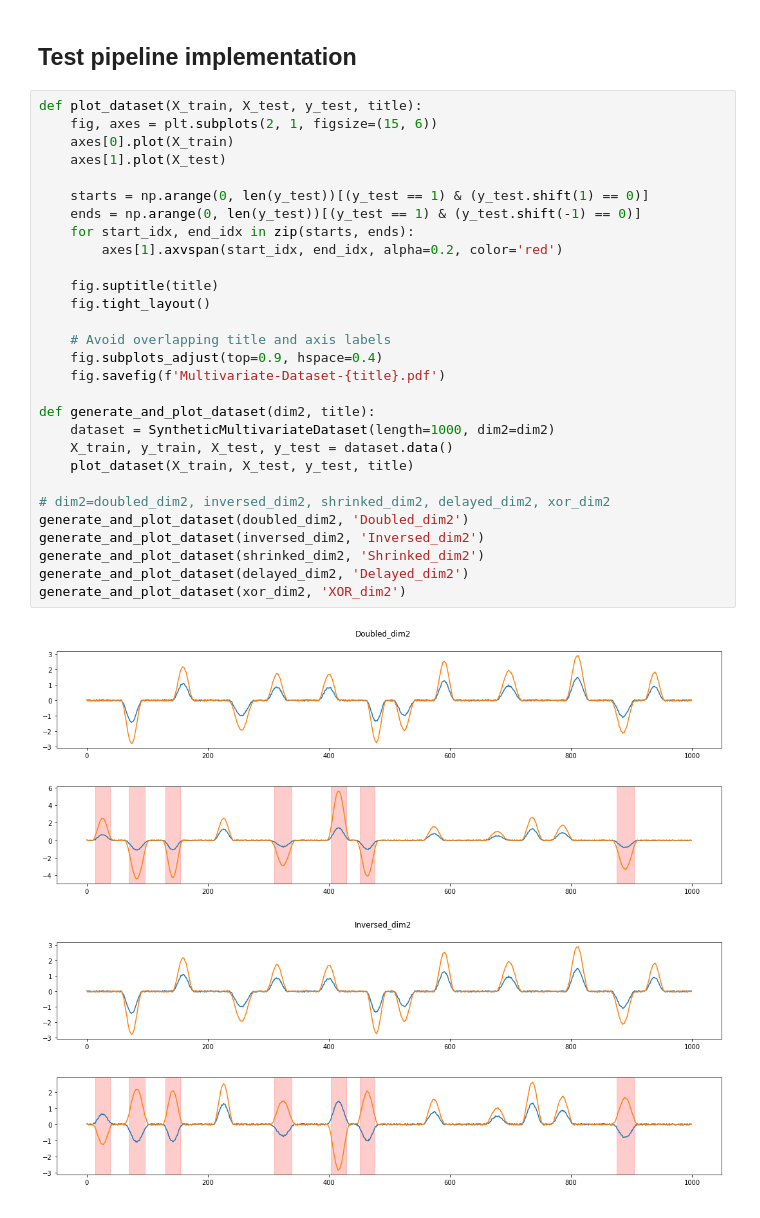
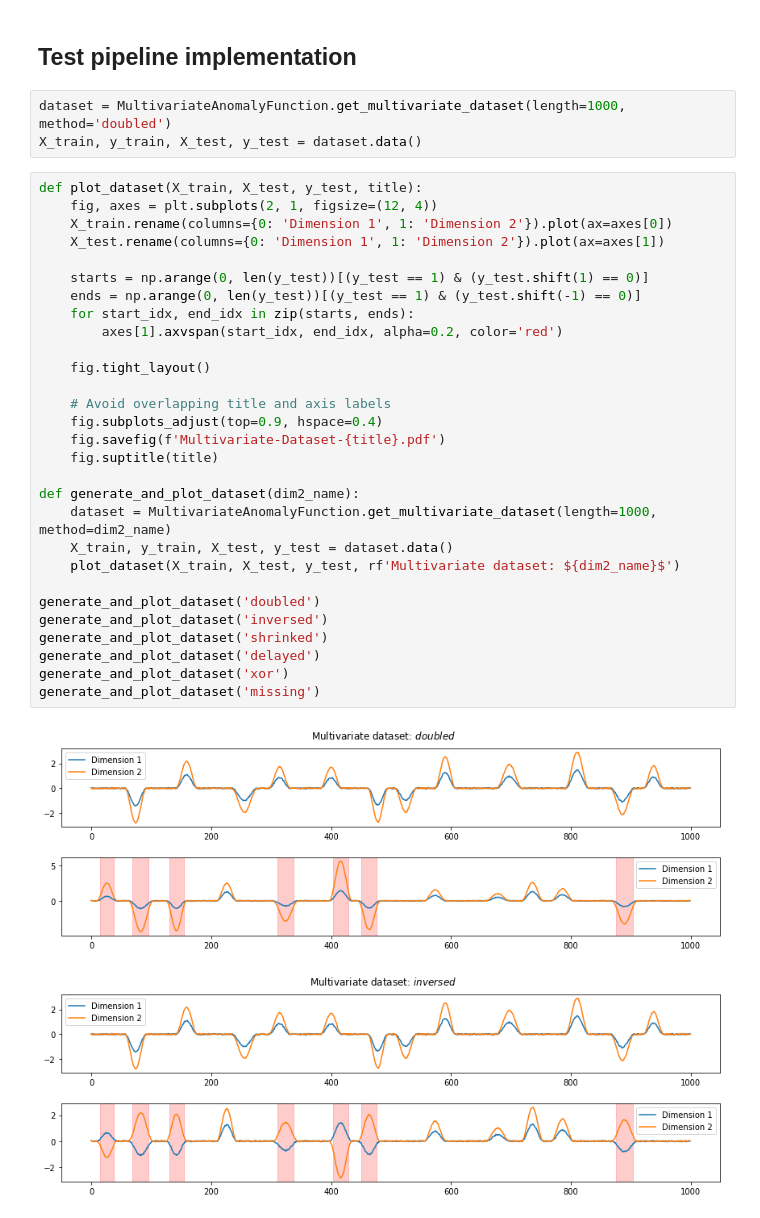
Before and after one commit to KDD-OpenSource/DeepADoTS, a Jupyter notebook: notebooks/3.0-tk-data-generation.ipynb, the cells around one changed output. Saved outputs shown, nothing was run; the diff lists cells and outputs as text.

Commit message:
Add missing MV dataset, create plots for paper

```diff
--- a/notebooks/3.0-tk-data-generation.ipynb
+++ b/notebooks/3.0-tk-data-generation.ipynb
@@ -20,35 +19,38 @@ TODO:
 - Invers
 # %% [markdown]
 ## Test pipeline implementation
+# %%
+dataset = MultivariateAnomalyFunction.get_multivariate_dataset(length=1000, method='doubled')
+X_train, y_train, X_test, y_test = dataset.data()
 # %%
 def plot_dataset(X_train, X_test, y_test, title):
-    fig, axes = plt.subplots(2, 1, figsize=(15, 6))
-    axes[0].plot(X_train)
-    axes[1].plot(X_test)
+    fig, axes = plt.subplots(2, 1, figsize=(12, 4))
+    X_train.rename(columns={0: 'Dimension 1', 1: 'Dimension 2'}).plot(ax=axes[0])
+    X_test.rename(columns={0: 'Dimension 1', 1: 'Dimension 2'}).plot(ax=axes[1])
 
     starts = np.arange(0, len(y_test))[(y_test == 1) & (y_test.shift(1) == 0)]
     ends = np.arange(0, len(y_test))[(y_test == 1) & (y_test.shift(-1) == 0)]
     for start_idx, end_idx in zip(starts, ends):
         axes[1].axvspan(start_idx, end_idx, alpha=0.2, color='red')
 
-    fig.suptitle(title)
     fig.tight_layout()
 
     # Avoid overlapping title and axis labels
     fig.subplots_adjust(top=0.9, hspace=0.4)
     fig.savefig(f'Multivariate-Dataset-{title}.pdf')
+    fig.suptitle(title)
 
-def generate_and_plot_dataset(dim2, title):
-    dataset = SyntheticMultivariateDataset(length=1000, dim2=dim2)
+def generate_and_plot_dataset(dim2_name):
+    dataset = MultivariateAnomalyFunction.get_multivariate_dataset(length=1000, method=dim2_name)
     X_train, y_train, X_test, y_test = dataset.data()
-    plot_dataset(X_train, X_test, y_test, title)
+    plot_dataset(X_train, X_test, y_test, rf'Multivariate dataset: ${dim2_name}$')
 
-# dim2=doubled_dim2, inversed_dim2, shrinked_dim2, delayed_dim2, xor_dim2
-generate_and_plot_dataset(doubled_dim2, 'Doubled_dim2')
-generate_and_plot_dataset(inversed_dim2, 'Inversed_dim2')
-generate_and_plot_dataset(shrinked_dim2, 'Shrinked_dim2')
-generate_and_plot_dataset(delayed_dim2, 'Delayed_dim2')
-generate_and_plot_dataset(xor_dim2, 'XOR_dim2')
+generate_and_plot_dataset('doubled')
+generate_and_plot_dataset('inversed')
+generate_and_plot_dataset('shrinked')
+generate_and_plot_dataset('delayed')
+generate_and_plot_dataset('xor')
+generate_and_plot_dataset('missing')
 # %% [output]
-[figure, old version]
+[figure, new version]
-[figure, old version]
+[figure, new version]
```
Also changed, not shown: parts of 2 cells of this notebook, 2 other files.
